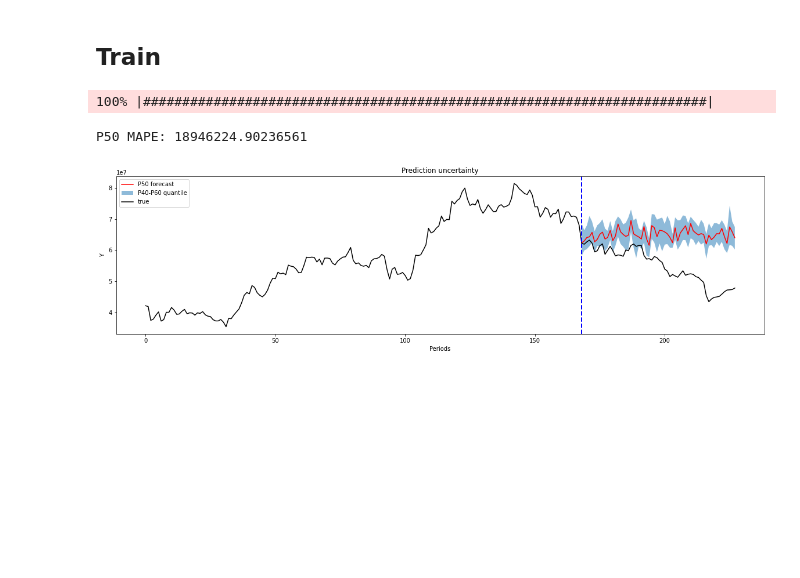
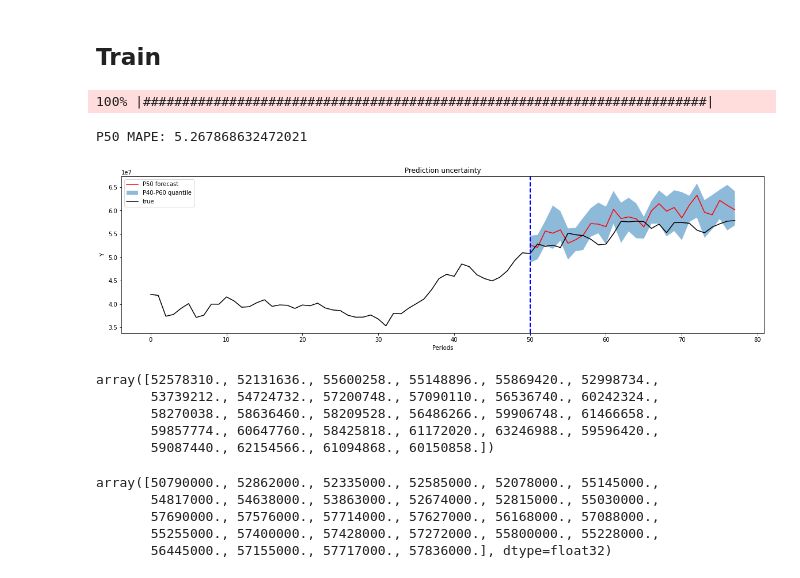
Before and after one commit to hyuntai97/Tobigs_conference, a Jupyter notebook: notebook/deepar_chart.ipynb, the cells around one changed output. Saved outputs shown, nothing was run; the diff lists cells and outputs as text; code cells hidden in the pictures; blank space fills up the shorter version.

```diff
--- a/notebook/deepar_chart.ipynb
+++ b/notebook/deepar_chart.ipynb
@@ -120,0 +126,7 @@ data.head()
+# %%
+def difference(data, interval):
+    return [data[i] - data[i - interval] for i in range(interval, len(data))]
+
+time_series = data['open']
+diff1 = pd.Series(difference(time_series, 1))
+diff1.shape
@@ -120,0 +140,5 @@ data.head()
+# %%
+from statsmodels.tsa.stattools import adfuller
+
+result = adfuller(time_series, autolag='AIC')
+result
@@ -249,11 +298,18 @@ class DeepAR(nn.Module):
 # %% [markdown]
 ## Train
 # %%
+# metric
+
 def MAPE(ytrue, ypred):
     ytrue = np.array(ytrue).ravel() + 1e-4
     ypred = np.array(ypred).ravel()
     return np.mean(np.abs((ytrue - ypred) \
         / ytrue))
+
+def MAPEval(y_pred, y_true):
+    y_true = np.array(y_true).ravel() + 1e-4
+    y_pred = np.array(y_pred).ravel()
+    return np.mean(np.abs((y_true - y_pred) / y_true)) * 100
 # %%
 def train(data):
     # num_ts, num_periods, num_features = X.shape
@@ -282,7 +338,7 @@ def train(data):
     tmp = yscaler.fit_transform(data_tr['open'])
     data_tr['open'] = tmp
 
-    custom_dataset = WindowDataset(data_tr, 168, 60)
+    custom_dataset = WindowDataset(data_tr, num_obs_to_train, seq_len)
     train_dataloader = DataLoader(custom_dataset, batch_size)
 
     #-- train
@@ -306,7 +362,7 @@ def train(data):
     tmp = yscaler.transform(data_te['open'])
     data_te['open'] = tmp
 
-    custom_dataset = WindowDataset(data_te, 168, 60)
+    custom_dataset = WindowDataset(data_te, num_obs_to_train, seq_len)
     test_dataloader = DataLoader(custom_dataset, 1)
 
     X_te, Y_te, Xf_te, Yf_te = next(iter(test_dataloader))
@@ -325,7 +381,8 @@ def train(data):
     p60 = np.quantile(result, 0.6, axis=1)
     p40 = np.quantile(result, 0.4, axis=1)
 
-    mape = MAPE(Yf_te, p50)
+    y_true = yscaler.inverse_transform(Yf_te.data.numpy())
+    mape = MAPEval(p50, y_true)
     print("P50 MAPE: {}".format(mape))
     mape_list.append(mape)
 
@@ -348,13 +405,29 @@ def train(data):
     # plt.show()
     plt.savefig(f'../img/deepar_pred.png')
 
-    return losses, mape_list
+    return losses, mape_list, p50, y_true
 # %%
-losses, mape_list = train(data)
+losses, mape_list, p50, Yf_true = train(data)
 # %% [output]
 100% |########################################################################|
-P50 MAPE: 18946224.90236561
+P50 MAPE: 5.267868632472021
-[figure, old version]
+[figure, new version]
+# %%
+p50
+# %% [output]
+array([52578310., 52131636., 55600258., 55148896., 55869420., 52998734.,
+       53739212., 54724732., 57200748., 57090110., 56536740., 60242324.,
+       58270038., 58636460., 58209528., 56486266., 59906748., 61466658.,
+       59857774., 60647760., 58425818., 61172020., 63246988., 59596420.,
+       59087440., 62154566., 61094868., 60150858.])
+# %%
+Yf_true.ravel()
+# %% [output]
+array([50790000., 52862000., 52335000., 52585000., 52078000., 55145000.,
+       54817000., 54638000., 53863000., 52674000., 52815000., 55030000.,
+       57690000., 57576000., 57714000., 57627000., 56168000., 57088000.,
+       55255000., 57400000., 57428000., 57272000., 55800000., 55228000.,
+       56445000., 57155000., 57717000., 57836000.], dtype=float32)
 # %%
 mape_list
 # %% [output]
```
Also changed, not shown: parts of 9 cells of this notebook, 5 other files.
